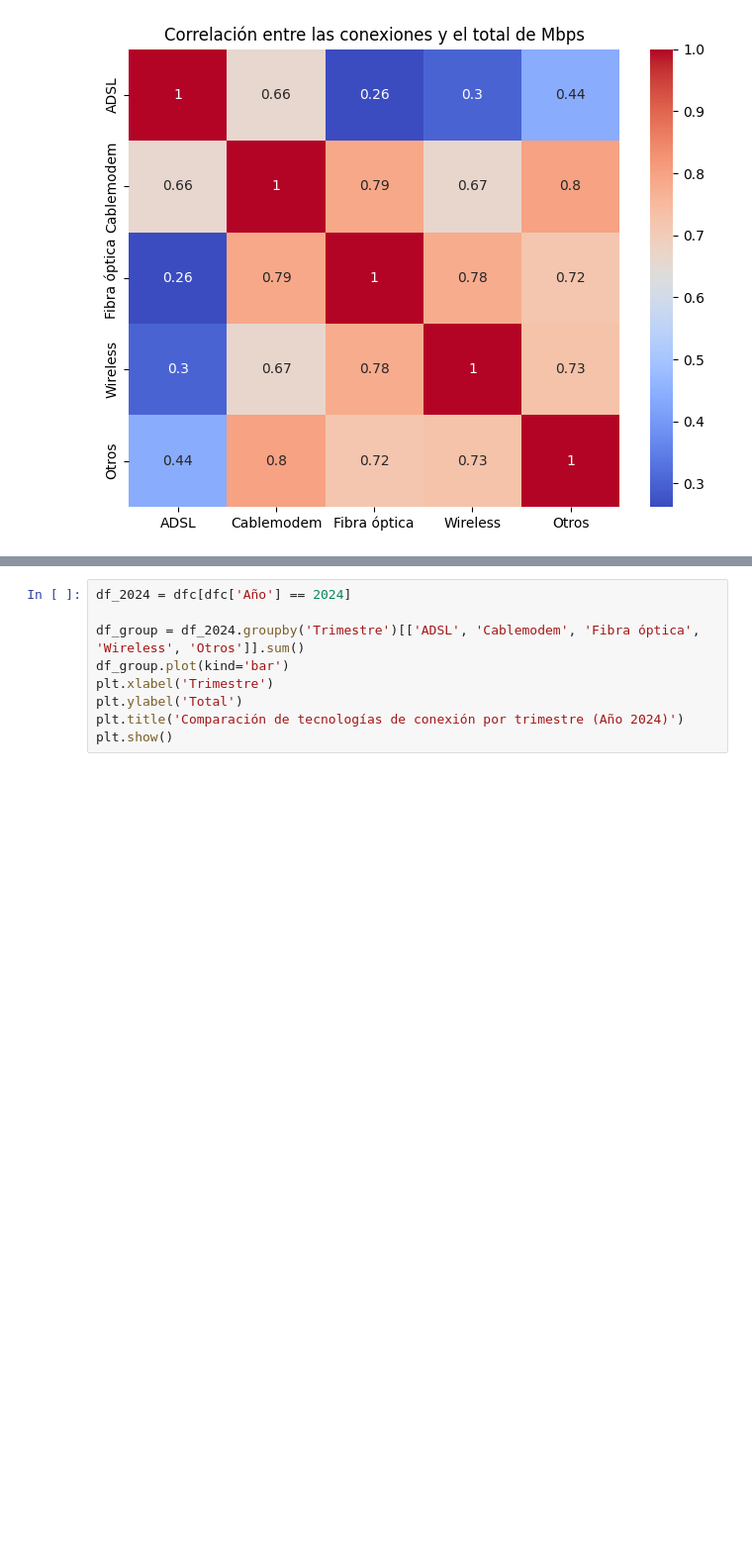
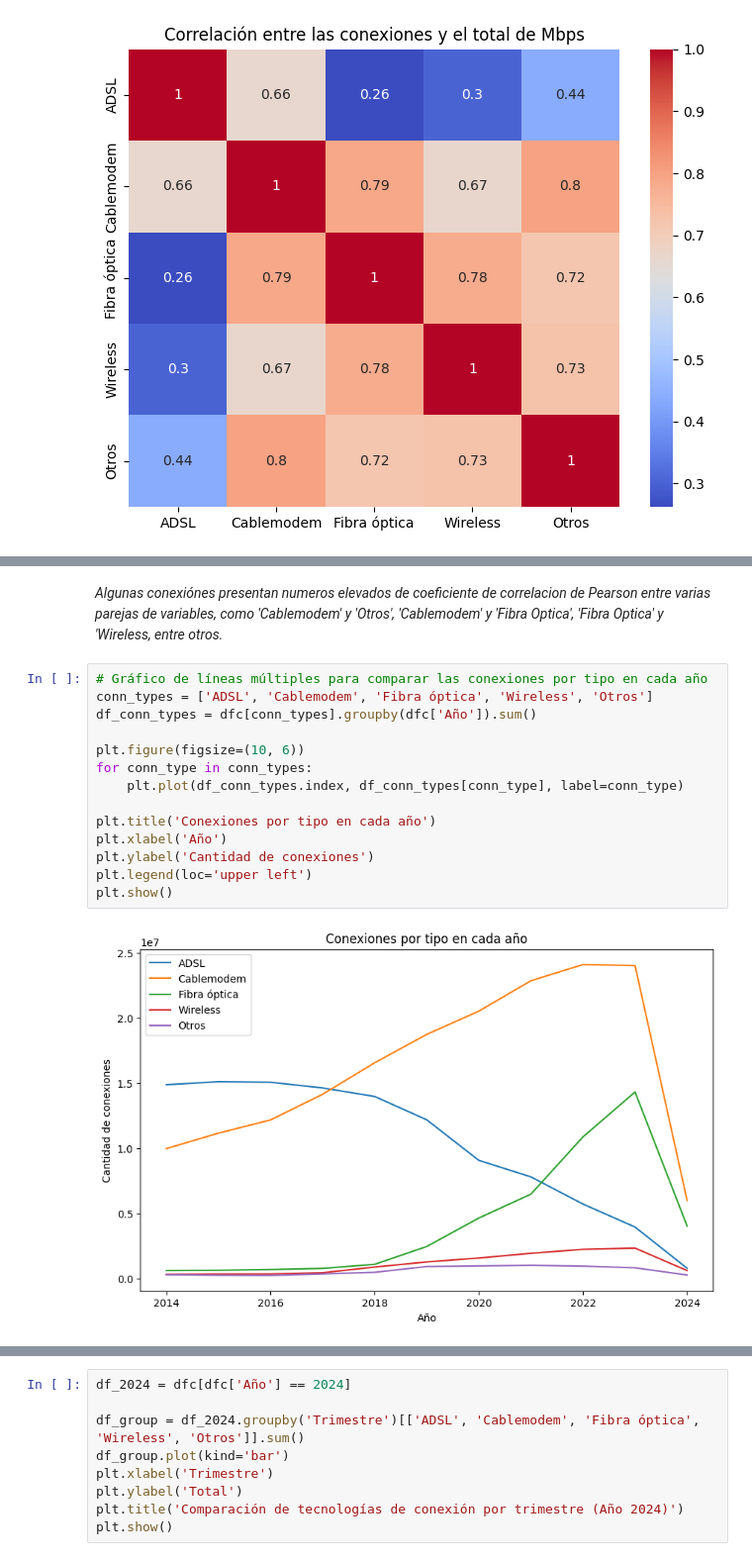
Before and after one commit to RomaDolcenera/PI2_enacom, a Jupyter notebook: EDA.ipynb, the cells around one changed output, grey strips where cells are left out. Shown at 99% size. Cells and saved outputs as stored; diff of their text form; blank space fills up the shorter version.

```diff
--- a/EDA.ipynb
+++ b/EDA.ipynb
@@ -255,0 +375,18 @@ plt.show()
+# %% [markdown]
+*Algunas conexiónes presentan numeros elevados de coeficiente de correlacion de Pearson entre varias parejas de variables, como 'Cablemodem' y 'Otros', 'Cablemodem' y 'Fibra Optica', 'Fibra Optica' y 'Wireless, entre otros.*
+# %%
+# Gráfico de líneas múltiples para comparar las conexiones por tipo en cada año
+conn_types = ['ADSL', 'Cablemodem', 'Fibra óptica', 'Wireless', 'Otros']
+df_conn_types = dfc[conn_types].groupby(dfc['Año']).sum()
+
+plt.figure(figsize=(10, 6))
+for conn_type in conn_types:
+    plt.plot(df_conn_types.index, df_conn_types[conn_type], label=conn_type)
+
+plt.title('Conexiones por tipo en cada año')
+plt.xlabel('Año')
+plt.ylabel('Cantidad de conexiones')
+plt.legend(loc='upper left')
+plt.show()
+# %% [output]
+[figure, added]
```
Also changed, not shown: parts of 45 cells of this notebook, 8 other files.
